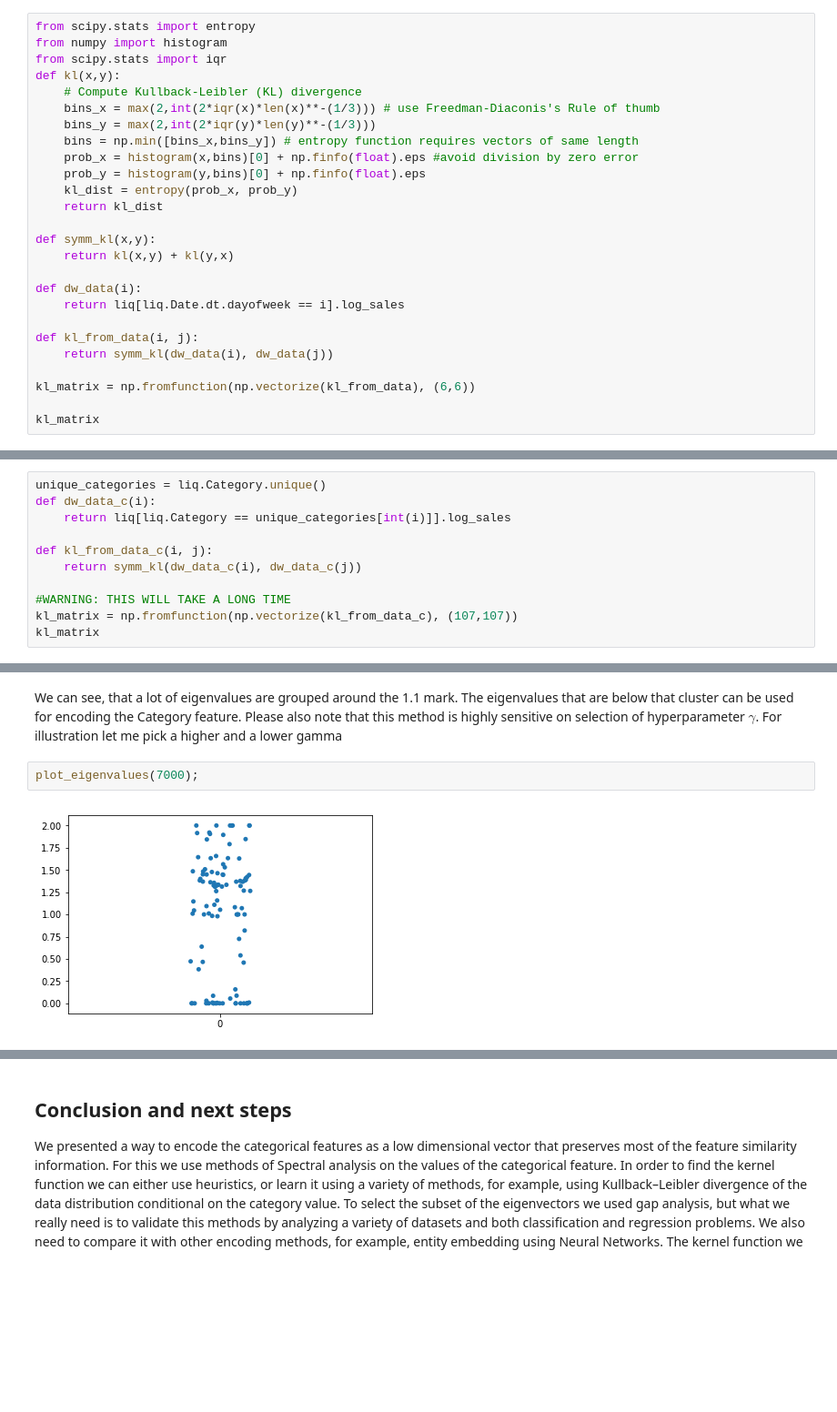
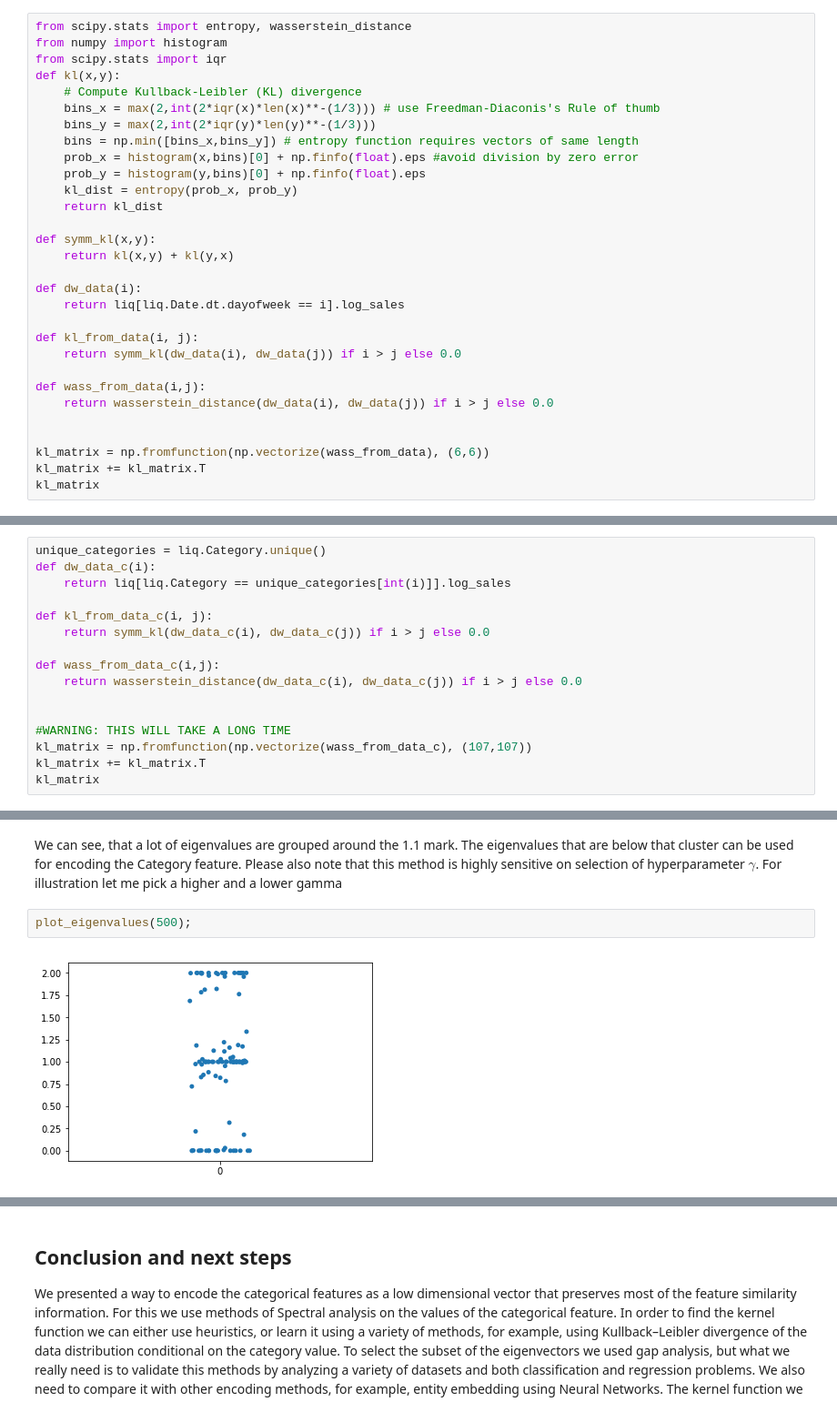
Before and after one commit to mlarionov/machine_learning_POC, a Jupyter notebook: spectral-analysis/spectral-encoding-of-categorical-features.ipynb, the cells around one changed output, grey strips where cells are left out. Shown at 91% size. Cells and saved outputs as stored; diff of their text form; blank space fills up the shorter version.

Commit message:
Use Wasserman distance instead of KL measure

```diff
--- a/spectral-analysis/spectral-encoding-of-categorical-features.ipynb
+++ b/spectral-analysis/spectral-encoding-of-categorical-features.ipynb
@@ -183,7 +183,7 @@ liq["log_sales"] = np.log10(1+liq.sales)
 Here we will follow [this blog](https://amethix.com/entropy-in-machine-learning/) for computation of the Kullback-Leibler divergence.
 Also note, that since there are no liquor sales on Sunday, we consider only six days in a week
 # %%
-from scipy.stats import entropy
+from scipy.stats import entropy, wasserstein_distance
 from numpy import histogram
 from scipy.stats import iqr
 def kl(x,y):
@@ -203,9 +203,13 @@ def dw_data(i):
     return liq[liq.Date.dt.dayofweek == i].log_sales
 
 def kl_from_data(i, j):
-    return symm_kl(dw_data(i), dw_data(j))
+    return symm_kl(dw_data(i), dw_data(j)) if i > j else 0.0
 
-kl_matrix = np.fromfunction(np.vectorize(kl_from_data), (6,6))
+def wass_from_data(i,j):
+    return wasserstein_distance(dw_data(i), dw_data(j)) if i > j else 0.0
 
+
+kl_matrix = np.fromfunction(np.vectorize(wass_from_data), (6,6))
+kl_matrix += kl_matrix.T
 kl_matrix
 # %% [output]
@@ -263,9 +267,14 @@ def dw_data_c(i):
     return liq[liq.Category == unique_categories[int(i)]].log_sales
 
 def kl_from_data_c(i, j):
-    return symm_kl(dw_data_c(i), dw_data_c(j))
+    return symm_kl(dw_data_c(i), dw_data_c(j)) if i > j else 0.0
+
+def wass_from_data_c(i,j):
+    return wasserstein_distance(dw_data_c(i), dw_data_c(j)) if i > j else 0.0
+
 
 #WARNING: THIS WILL TAKE A LONG TIME
-kl_matrix = np.fromfunction(np.vectorize(kl_from_data_c), (107,107))
+kl_matrix = np.fromfunction(np.vectorize(wass_from_data_c), (107,107))
+kl_matrix += kl_matrix.T
 kl_matrix
 # %% [output]
@@ -292,8 +301,8 @@ plot_eigenvalues(100);
 We can see, that a lot of eigenvalues are grouped around the 1.1 mark. The eigenvalues that are below that cluster can be used for encoding the Category feature.
 Please also note that this method is highly sensitive on selection of hyperparameter $\gamma$. For illustration let me pick a higher and a lower gamma
 # %%
-plot_eigenvalues(7000);
+plot_eigenvalues(500);
 # %% [output]
-[figure, old version]
+[figure, new version]
 # %%
 plot_eigenvalues(10)
```
Also changed, not shown: parts of 9 cells of this notebook, 1 other file.
